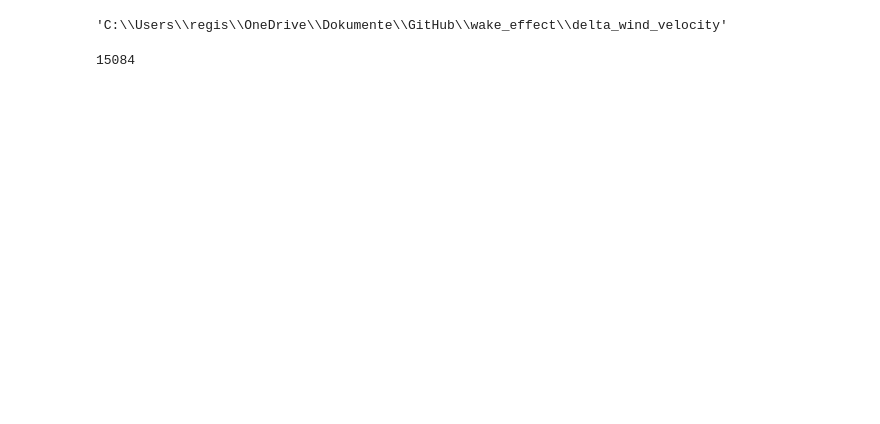
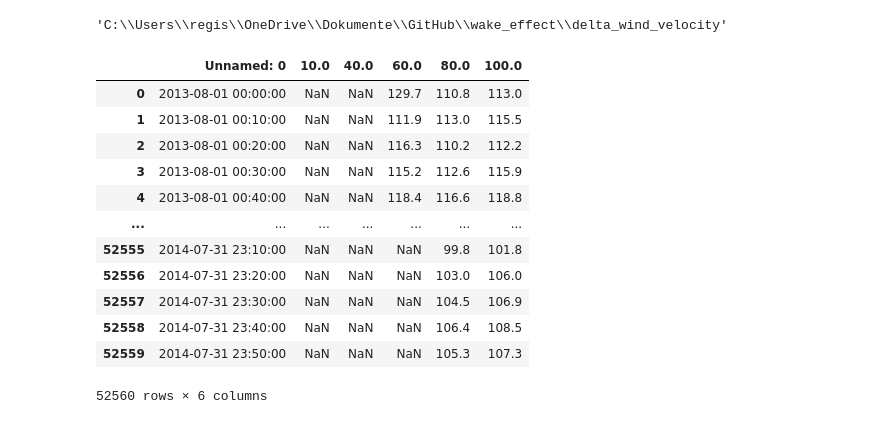
Before and after one commit to GStechschulte/wake_effect, a Jupyter notebook: delta_wind_velocity/delta_wind_velocity.ipynb, the cells around one changed output. Cells and saved outputs as stored; diff of their text form; code cells hidden in the pictures; blank space fills up the shorter version.

```diff
--- a/delta_wind_velocity/delta_wind_velocity.ipynb
+++ b/delta_wind_velocity/delta_wind_velocity.ipynb
@@ -5,10 +5,21 @@ os.getcwd()
 # %% [output]
 'C:\\Users\\regis\\OneDrive\\Dokumente\\GitHub\\wake_effect\\delta_wind_velocity'
 # %%
+# load data - two data frames
 wind_dir = pd.read_csv('C:/Users/regis/OneDrive/Dokumente/GitHub/wake_effect/data/Wind_direction.csv')
-wind_v = pd.read_csv('C:\\Users\\regis\\OneDrive\\Dokumente\\GitHub\\wake_effect\\data\\Windfarm.csv')
+wind_v = pd.read_csv('C:/Users/regis/OneDrive/Dokumente/GitHub/wake_effect/data/Windfarm.csv')
+# %% [output]
+|  | Unnamed: 0 | 10.0 | 40.0 | 60.0 | 80.0 | 100.0 |
+| 0 | 2013-08-01 00:00:00 | NaN | NaN | 129.7 | 110.8 | 113.0 |
+| 1 | 2013-08-01 00:10:00 | NaN | NaN | 111.9 | 113.0 | 115.5 |
+| 2 | 2013-08-01 00:20:00 | NaN | NaN | 116.3 | 110.2 | 112.2 |
+| 3 | 2013-08-01 00:30:00 | NaN | NaN | 115.2 | 112.6 | 115.9 |
+| 4 | 2013-08-01 00:40:00 | NaN | NaN | 118.4 | 116.6 | 118.8 |
+| ... | ... | ... | ... | ... | ... | ... |
+| 52555 | 2014-07-31 23:10:00 | NaN | NaN | NaN | 99.8 | 101.8 |
+| 52556 | 2014-07-31 23:20:00 | NaN | NaN | NaN | 103.0 | 106.0 |
+| 52557 | 2014-07-31 23:30:00 | NaN | NaN | NaN | 104.5 | 106.9 |
+| 52558 | 2014-07-31 23:40:00 | NaN | NaN | NaN | 106.4 | 108.5 |
+| 52559 | 2014-07-31 23:50:00 | NaN | NaN | NaN | 105.3 | 107.3 |
+52560 rows × 6 columns
-# %%
-wind_dir['60.0'].isna().sum()
-# %% [output]
-15084
 # %%
```
Also changed, not shown: parts of 14 cells of this notebook, 1 other file.
